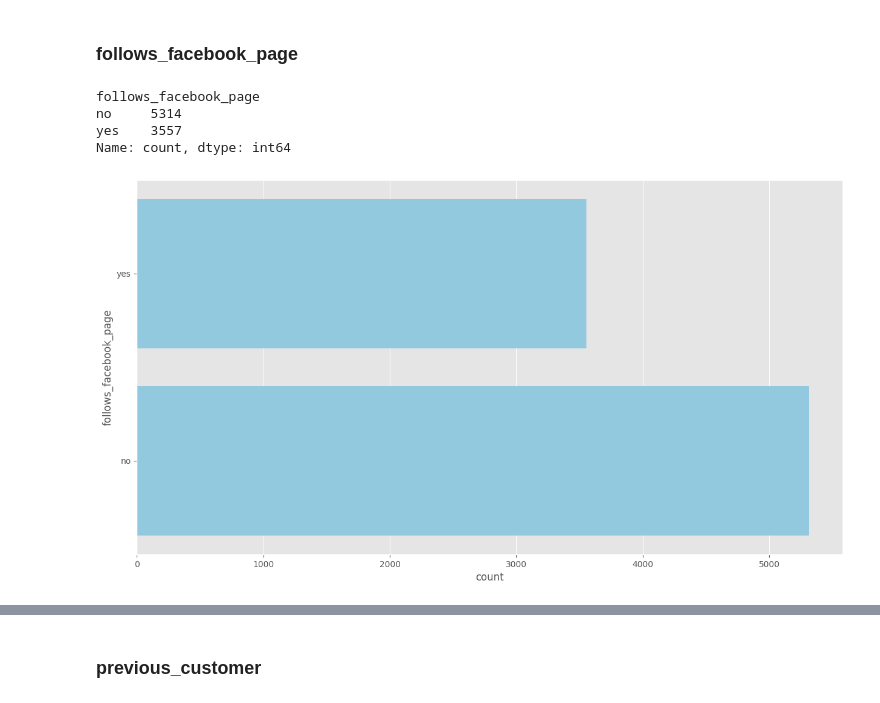
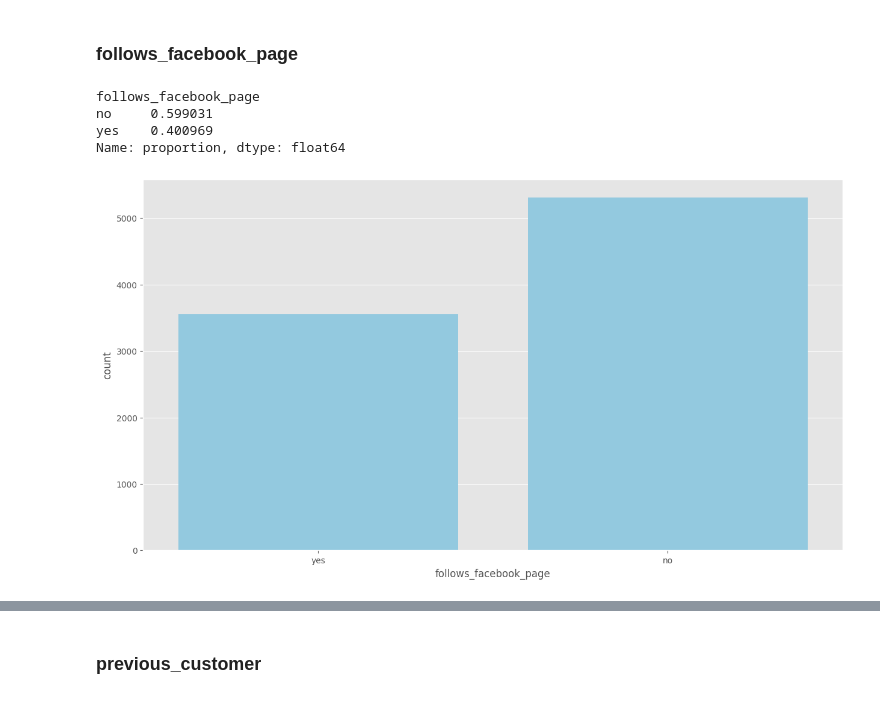
Before and after one commit to TeslimAdeyanju/14-Portfolio-SDS-CP026-retail-pulse, a Jupyter notebook: submissions/team/Teslim-Adeyanju/teslim-adeyanju-retail-pulse-note.ipynb, the cells around one changed output, grey strips where cells are left out. Cells and saved outputs as stored; diff of their text form; code cells hidden in the pictures.

```diff
--- a/submissions/team/Teslim-Adeyanju/teslim-adeyanju-retail-pulse-note.ipynb
+++ b/submissions/team/Teslim-Adeyanju/teslim-adeyanju-retail-pulse-note.ipynb
@@ -444,15 +466,15 @@ plt.show()
 # %% [markdown]
 ### follows_facebook_page
 # %%
-print(df['follows_facebook_page'].value_counts())
+print(df['follows_facebook_page'].value_counts(normalize=True))
 # %% [output]
 follows_facebook_page
-no     5314
-yes    3557
-Name: count, dtype: int64
+no     0.599031
+yes    0.400969
+Name: proportion, dtype: float64
 # %%
 fig, ax = plt.subplots(figsize=(15, 8))
-sns.countplot(data=df, y='follows_facebook_page', color='skyblue')
+sns.countplot(data=df, x='follows_facebook_page', color='skyblue')
 plt.show()
 # %% [output]
-[figure, old version]
+[figure, new version]
```
Also changed, not shown: parts of 19 cells of this notebook.
